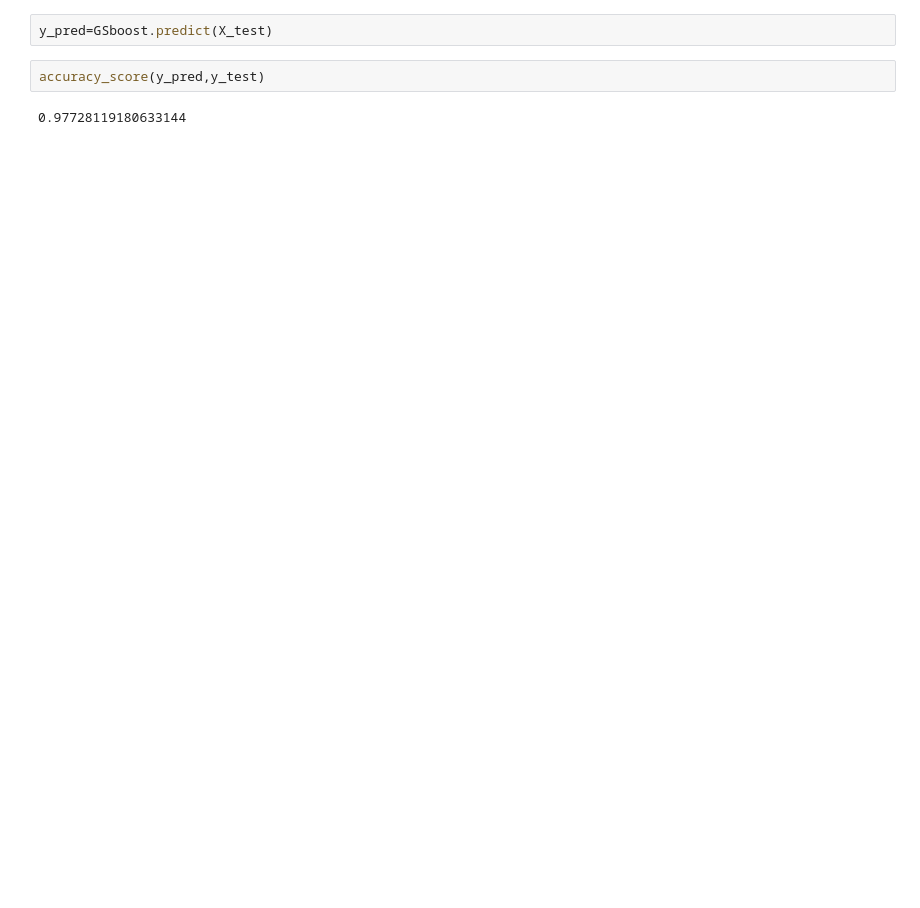
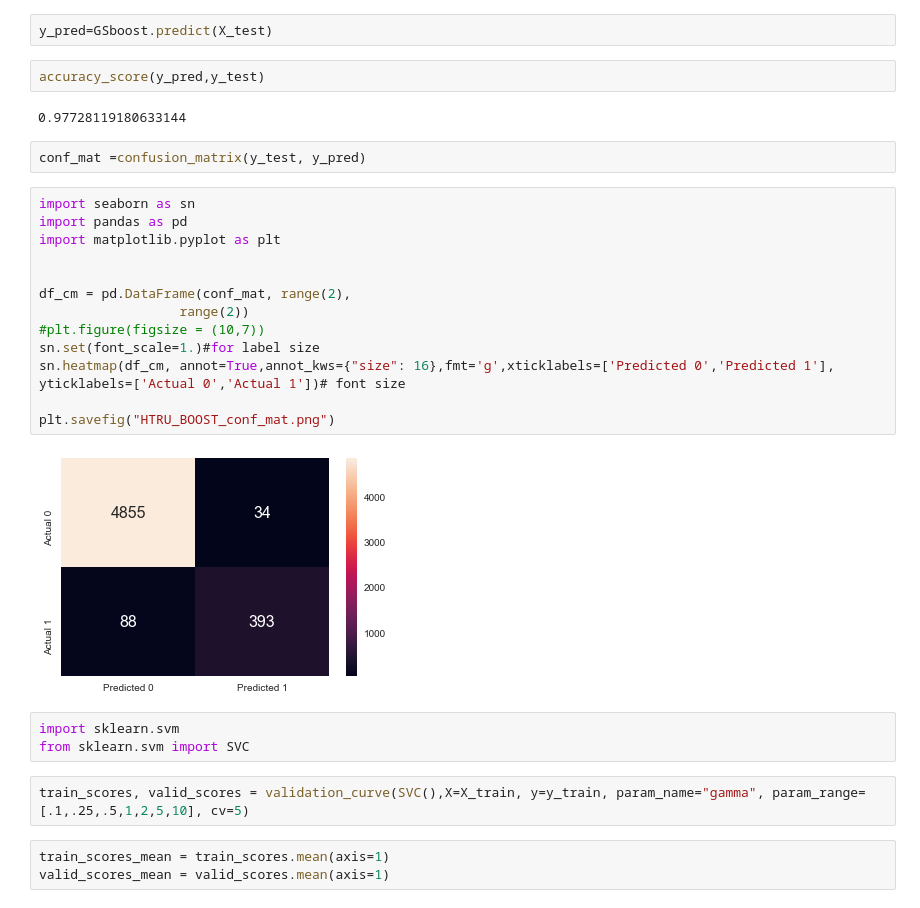
Before and after one commit to charlieaxle/cs7461_1, a Jupyter notebook: HTRU2.ipynb, the cells around one changed output. Saved outputs shown, nothing was run; the diff lists cells and outputs as text; blank space fills up the shorter version.

```diff
--- a/HTRU2.ipynb
+++ b/HTRU2.ipynb
@@ -397,3 +418,28 @@ y_pred=GSboost.predict(X_test)
 accuracy_score(y_pred,y_test)
 # %% [output]
 0.97728119180633144
+# %%
+conf_mat =confusion_matrix(y_test, y_pred)
+# %%
+import seaborn as sn
+import pandas as pd
+import matplotlib.pyplot as plt
+
+
+df_cm = pd.DataFrame(conf_mat, range(2),
+                  range(2))
+#plt.figure(figsize = (10,7))
+sn.set(font_scale=1.)#for label size
+sn.heatmap(df_cm, annot=True,annot_kws={"size": 16},fmt='g',xticklabels=['Predicted 0','Predicted 1'], yticklabels=['Actual 0','Actual 1'])# font size
+
+plt.savefig("HTRU_BOOST_conf_mat.png")
+# %% [output]
+[figure, added]
+# %%
+import sklearn.svm
+from sklearn.svm import SVC
+# %%
+train_scores, valid_scores = validation_curve(SVC(),X=X_train, y=y_train, param_name="gamma", param_range=[.1,.25,.5,1,2,5,10], cv=5)
+# %%
+train_scores_mean = train_scores.mean(axis=1)
+valid_scores_mean = valid_scores.mean(axis=1)
```
Also changed, not shown: parts of 12 cells of this notebook, 12 other files.
